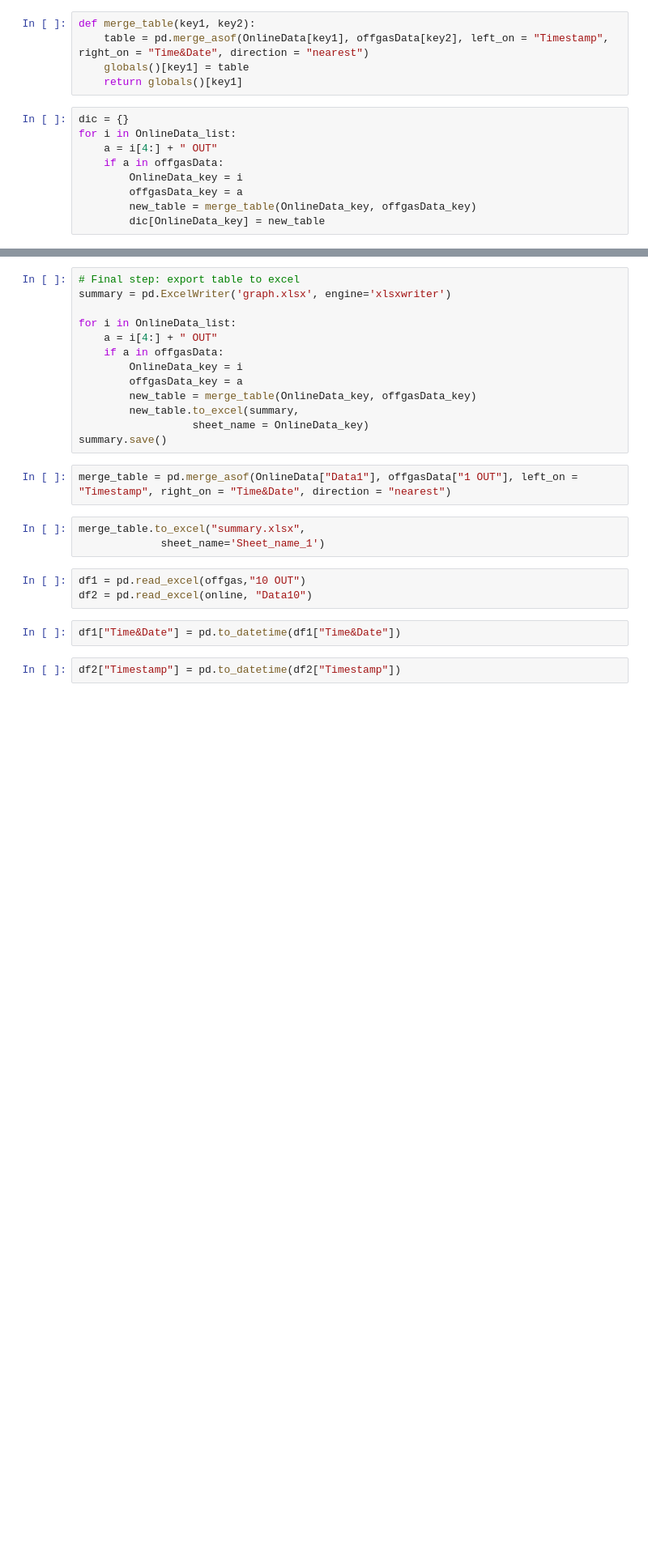
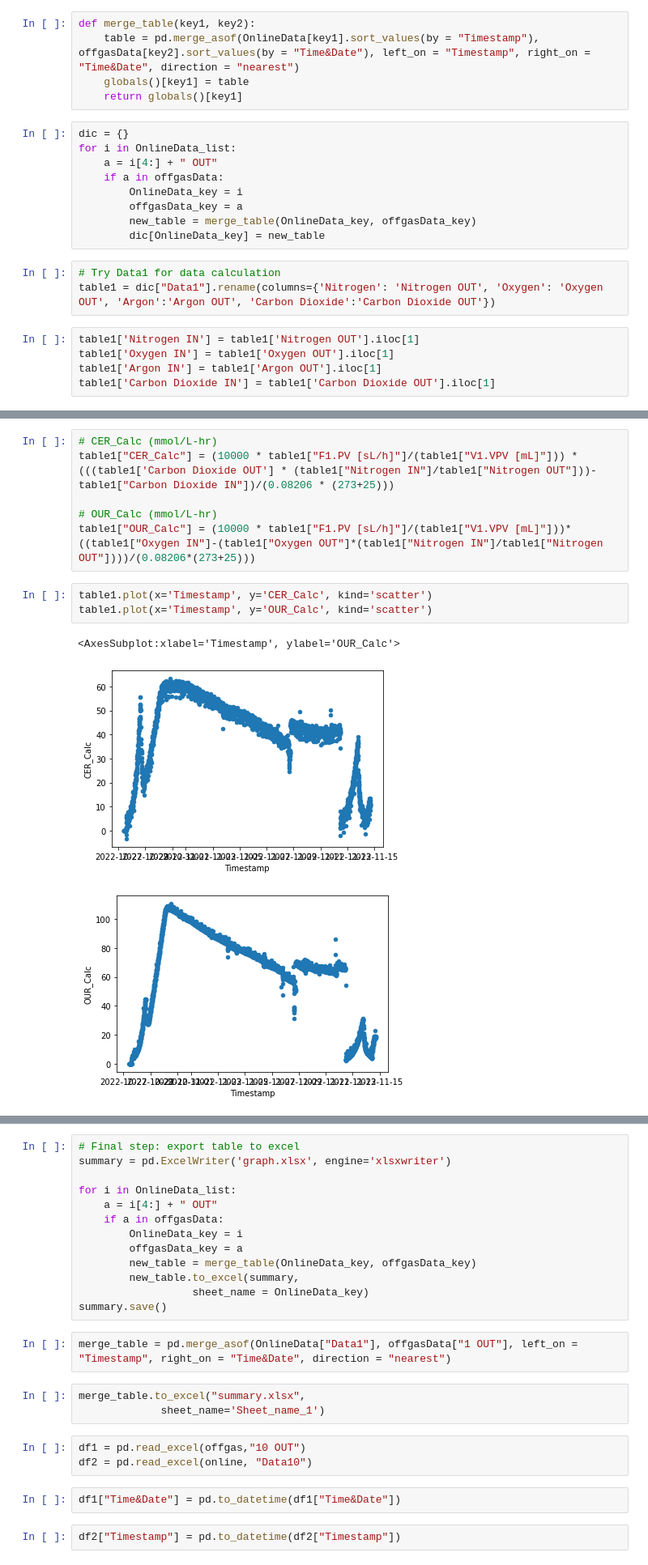
Before and after one commit to clement1mom/DASGIP-and-MassSpec-Data-Combination, a Jupyter notebook: Untitled.ipynb, the cells around one changed output, grey strips where cells are left out. Shown: that part at 81% size. Cells and saved outputs as stored; diff of their text form; blank space fills up the shorter version.

```diff
--- a/Untitled.ipynb
+++ b/Untitled.ipynb
@@ -55,6 +55,6 @@ dict_keys(['1 OUT', '2 IN', '2 OUT', '3 IN', '3 OUT', '4 IN', '4 OUT', '5 IN', '
 # %%
 def merge_table(key1, key2):
-    table = pd.merge_asof(OnlineData[key1], offgasData[key2], left_on = "Timestamp", right_on = "Time&Date", direction = "nearest")
+    table = pd.merge_asof(OnlineData[key1].sort_values(by = "Timestamp"), offgasData[key2].sort_values(by = "Time&Date"), left_on = "Timestamp", right_on = "Time&Date", direction = "nearest")
     globals()[key1] = table
     return globals()[key1]
 # %%
@@ -66,3 +66,11 @@ for i in OnlineData_list:
         offgasData_key = a
         new_table = merge_table(OnlineData_key, offgasData_key)
         dic[OnlineData_key] = new_table
+# %%
+# Try Data1 for data calculation
+table1 = dic["Data1"].rename(columns={'Nitrogen': 'Nitrogen OUT', 'Oxygen': 'Oxygen OUT', 'Argon':'Argon OUT', 'Carbon Dioxide':'Carbon Dioxide OUT'})
+# %%
+table1['Nitrogen IN'] = table1['Nitrogen OUT'].iloc[1]
+table1['Oxygen IN'] = table1['Oxygen OUT'].iloc[1]
+table1['Argon IN'] = table1['Argon OUT'].iloc[1]
+table1['Carbon Dioxide IN'] = table1['Carbon Dioxide OUT'].iloc[1]
@@ -68,0 +97,13 @@ for i in OnlineData_list:
+# %%
+# CER_Calc (mmol/L-hr)
+table1["CER_Calc"] = (10000 * table1["F1.PV [sL/h]"]/(table1["V1.VPV [mL]"])) * (((table1['Carbon Dioxide OUT'] * (table1["Nitrogen IN"]/table1["Nitrogen OUT"]))-table1["Carbon Dioxide IN"])/(0.08206 * (273+25)))
+
+# OUR_Calc (mmol/L-hr)
+table1["OUR_Calc"] = (10000 * table1["F1.PV [sL/h]"]/(table1["V1.VPV [mL]"]))*((table1["Oxygen IN"]-(table1["Oxygen OUT"]*(table1["Nitrogen IN"]/table1["Nitrogen OUT"])))/(0.08206*(273+25)))
+# %%
+table1.plot(x='Timestamp', y='CER_Calc', kind='scatter')
+table1.plot(x='Timestamp', y='OUR_Calc', kind='scatter')
+# %% [output]
+<AxesSubplot:xlabel='Timestamp', ylabel='OUR_Calc'>
+[figure, added]
+[figure, added]
```
Also changed, not shown: parts of 4 cells of this notebook.
